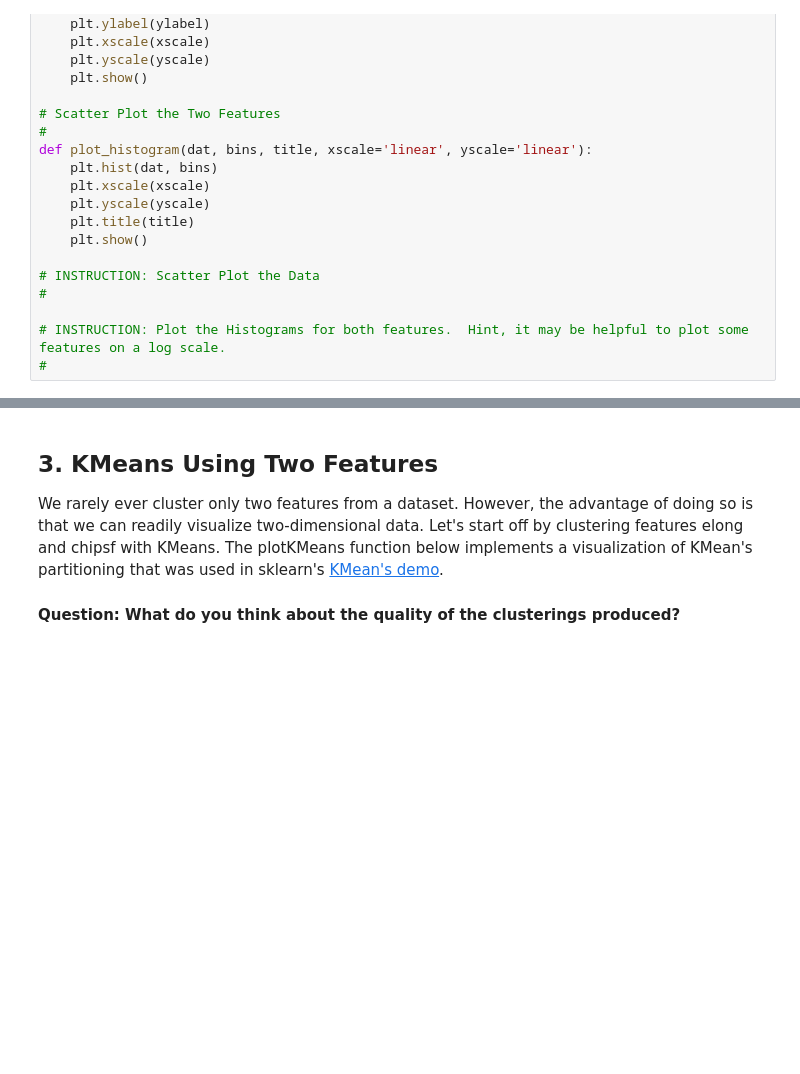
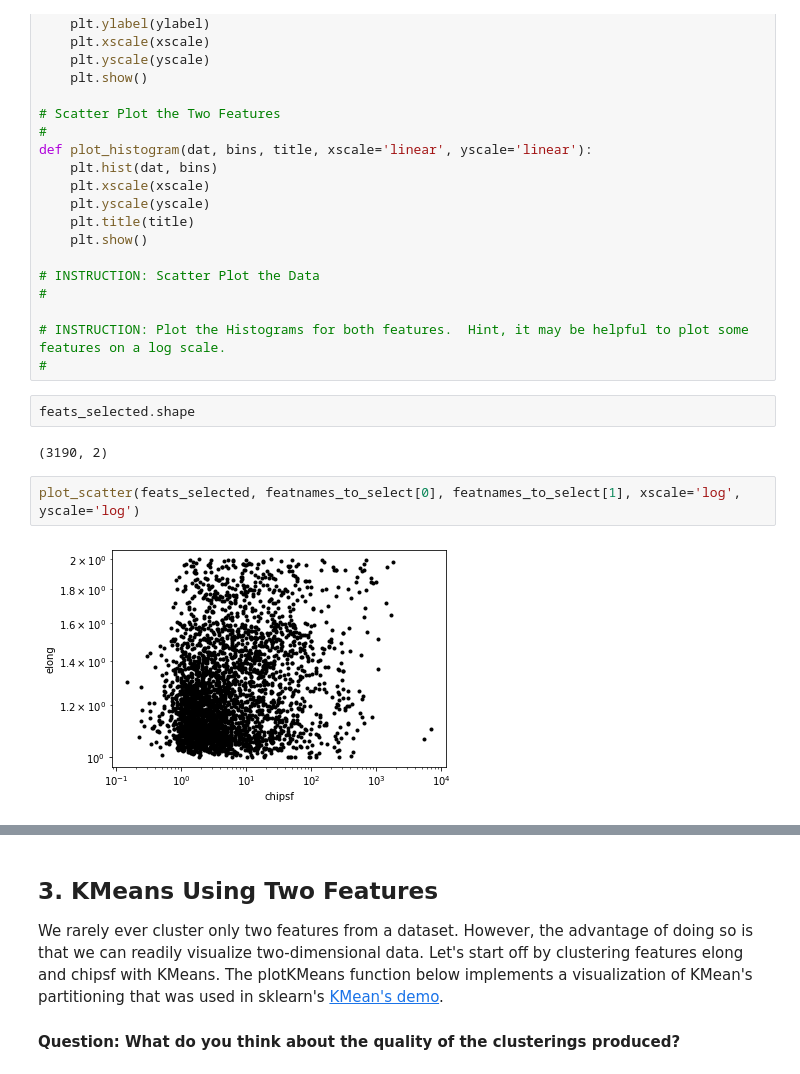
Before and after one commit to abao1999/AY119, a Jupyter notebook: hw4/Clustering-Astronomical-Sources.ipynb, the cells around one changed output, grey strips where cells are left out. Cells and saved outputs as stored; diff of their text form; blank space fills up the shorter version.

```diff
--- a/hw4/Clustering-Astronomical-Sources.ipynb
+++ b/hw4/Clustering-Astronomical-Sources.ipynb
@@ -136,3 +134,11 @@ def plot_histogram(dat, bins, title, xscale='linear', yscale='linear'):
 
 # INSTRUCTION: Plot the Histograms for both features.  Hint, it may be helpful to plot some features on a log scale.
 #
+# %%
+feats_selected.shape
+# %% [output]
+(3190, 2)
+# %%
+plot_scatter(feats_selected, featnames_to_select[0], featnames_to_select[1], xscale='log', yscale='log')
+# %% [output]
+[figure, added]
```
Also changed, not shown: parts of 11 cells of this notebook.
